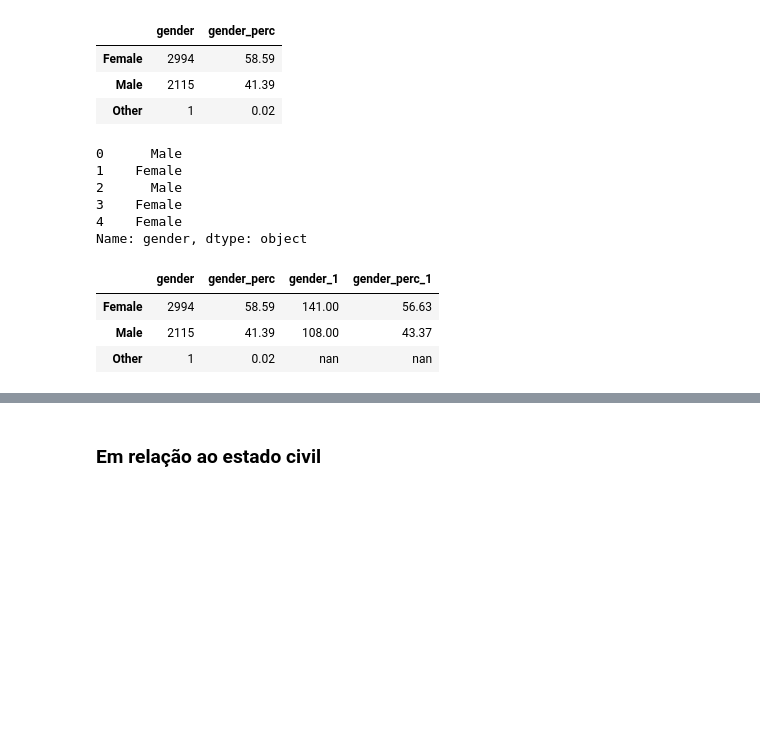
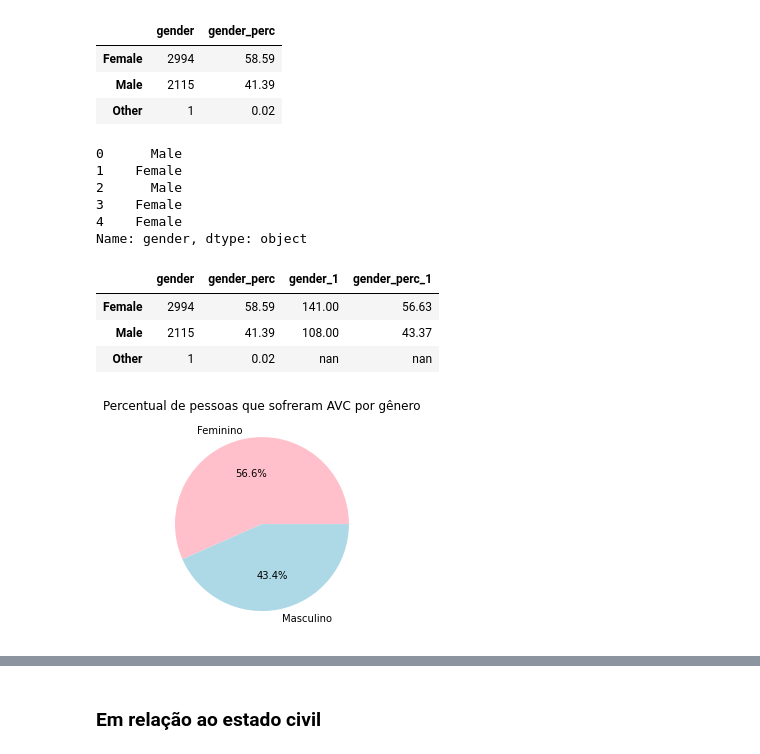
Before and after one commit to lucasma7/Exploratory_Analysis_Stroke, a Jupyter notebook: exploratory_analysis_stroke.ipynb, the cells around one changed output, grey strips where cells are left out. Drawn from its saved outputs; the diff is of its cells as text; code cells hidden in the pictures; blank space fills up the shorter version.

```diff
--- a/exploratory_analysis_stroke.ipynb
+++ b/exploratory_analysis_stroke.ipynb
@@ -569,0 +576,3 @@ db_gender
+# %%
+gender = gender.value_counts().to_frame()
+gender
@@ -570,30 +584,36 @@ db_gender
 # %% [markdown]
 ##### Incluindo a porcentagem de ocorrência por gênero
 # %%
-db_gender["gender_perc"] = db_gender["gender"] / db_gender["gender"].sum() * 100
-db_gender
+gender["gender_perc"] = gender["gender"] / gender["gender"].sum() * 100
+gender
 # %% [output]
 |  | gender | gender_perc |
 | Female | 2994 | 58.59 |
 | Male | 2115 | 41.39 |
 | Other | 1 | 0.02 |
-# %%
-db_gender_1 = db_stroke["gender"]
-db_gender_1.head()
-# %% [output]
-0      Male
-1    Female
-2      Male
-3    Female
-4    Female
-Name: gender, dtype: object
+# %%
+gender_1 = stroke_1["gender"]
+gender_1.head()
+# %% [output]
+0      Male
+1    Female
+2      Male
+3    Female
+4    Female
+Name: gender, dtype: object
 # %%
-db_gender["gender_1"] = db_gender_1.value_counts()
-db_gender["gender_perc_1"] = db_gender["gender_1"] / db_gender["gender_1"].sum() * 100
+gender["gender_1"] = gender_1.value_counts()
+gender["gender_perc_1"] = gender["gender_1"] / gender["gender_1"].sum() * 100
 
-db_gender
+gender
 # %% [output]
 |  | gender | gender_perc | gender_1 | gender_perc_1 |
 | Female | 2994 | 58.59 | 141.00 | 56.63 |
 | Male | 2115 | 41.39 | 108.00 | 43.37 |
 | Other | 1 | 0.02 | nan | nan |
+# %%
+gender["gender_perc_1"].dropna().plot.pie(title="Percentual de pessoas que sofreram AVC por gênero",
+                                 ylabel='', colors=['pink', 'lightblue'], autopct='%1.1f%%',
+                                 labels=["Feminino", "Masculino", ""]);
+# %% [output]
+[figure, added]
```
Also changed, not shown: parts of 53 cells of this notebook.
